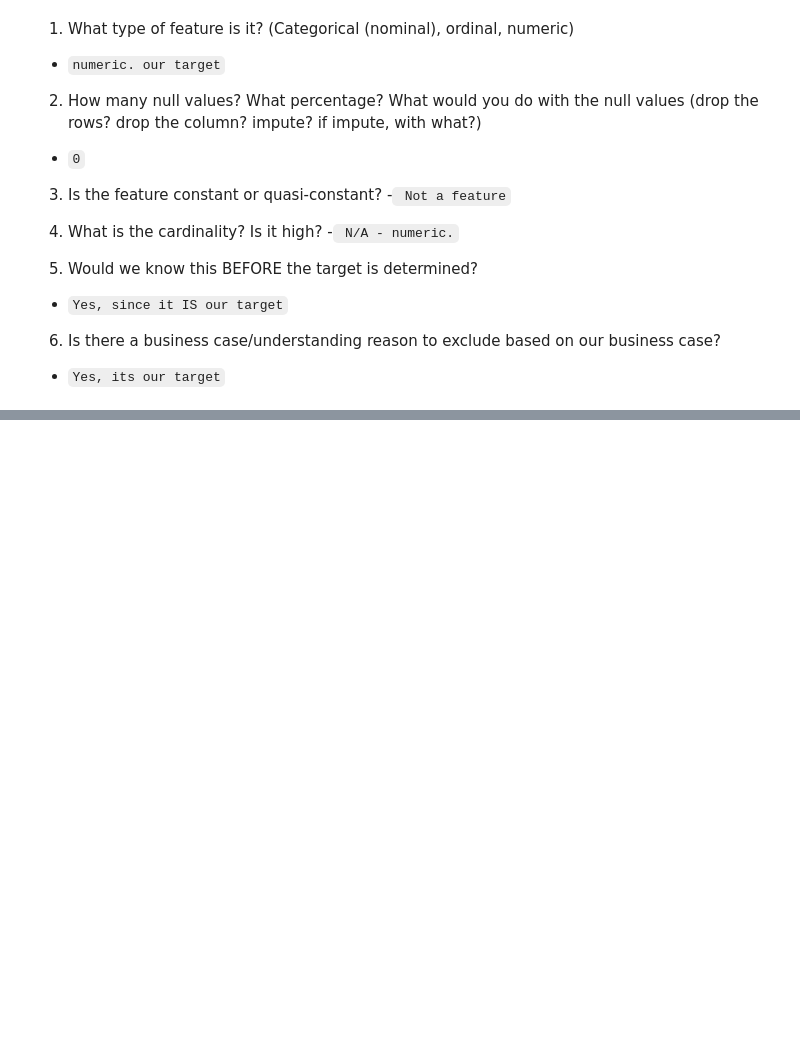
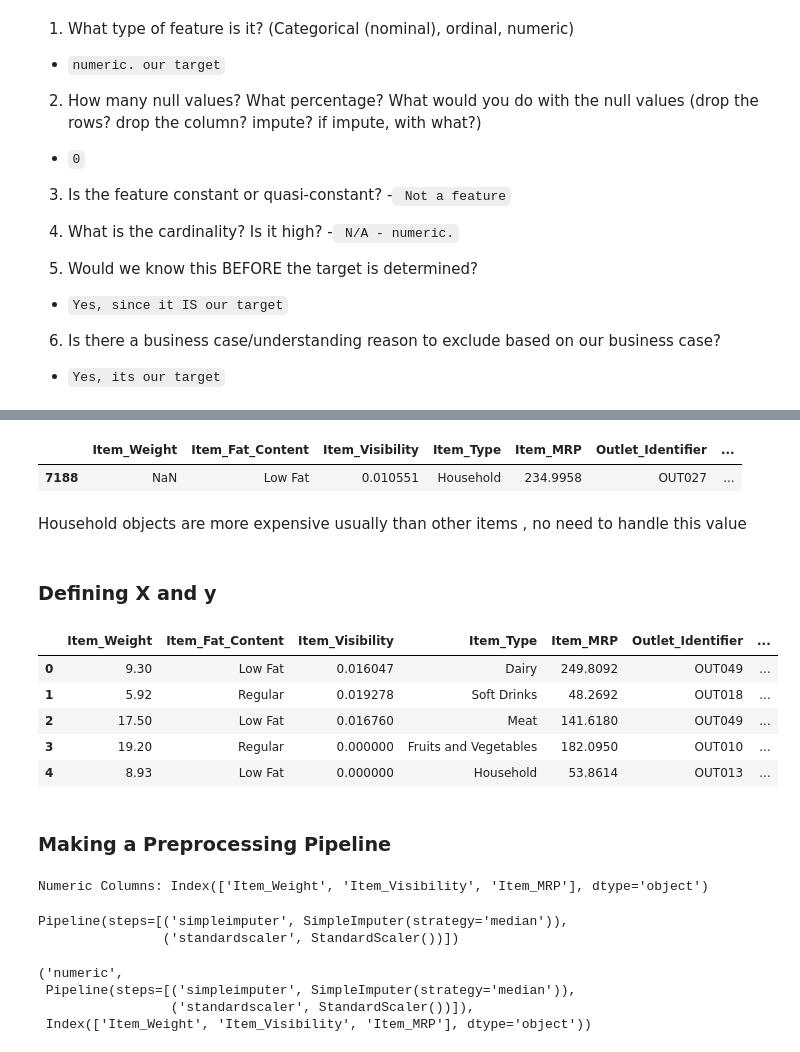
Before and after one commit to lailanajjar/Data-Science-Fundamental, a Jupyter notebook: Prediction_of_product_Sales_.ipynb, the cells around one changed output, grey strips where cells are left out. Saved outputs shown, nothing was run; the diff lists cells and outputs as text; code cells hidden in the pictures; blank space fills up the shorter version.

```diff
--- a/Prediction_of_product_Sales_.ipynb
+++ b/Prediction_of_product_Sales_.ipynb
@@ -1700,0 +1434,3 @@ X_train_processed.head()
+# %%
+df_sales_2 = pd.read_csv('/content/drive/MyDrive/CodingDojo/02-IntroML/Week05/Data/sales_predictions_2023.csv')
+df_sales_2.head()
@@ -1700,0 +1446,4 @@ X_train_processed.head()
+# %%
+# drop Item_Identifier due to its high cardinality
+df_sales_2.drop(columns = 'Item_Identifier' , inplace = True)
+df_sales_2.info()
@@ -1700,0 +1469,4 @@ X_train_processed.head()
+# %%
+# modify Outlet_Establishment_Year column datatype
+df_sales_2['Outlet_Establishment_Year'] = df_sales_2['Outlet_Establishment_Year'].astype(str)
+df_sales_2.info()
@@ -1700,0 +1567,4 @@ X_train_processed.head()
+# %%
+# replace inconsistences in Item_Fat_Content column
+df_sales_2['Item_Fat_Content'] = df_sales_2['Item_Fat_Content'].replace({'LF': 'Low Fat', 'low fat': 'Low Fat', 'reg': 'Regular'})
+df_sales_2['Item_Fat_Content'].value_counts()
@@ -1700,0 +1591,22 @@ X_train_processed.head()
+# %%
+# inspect the row with Item_Outlet_Sales = 13086.964800
+df_sales_2[df_sales_2['Item_Outlet_Sales'] == 13086.964800]
+# %% [output]
+|  | Item_Weight | Item_Fat_Content | Item_Visibility | Item_Type | Item_MRP | Outlet_Identifier | ... |
+| 7188 | NaN | Low Fat | 0.010551 | Household | 234.9958 | OUT027 | ... |
+# %% [markdown]
+Household objects are more expensive usually than other items , no need to handle this value
+# %% [markdown]
+### Defining X and y
+# %%
+## Define X and y
+X = df_sales_2.drop(columns='Item_Outlet_Sales').copy()
+y = df_sales_2['Item_Outlet_Sales'].copy()
+X.head()
+# %% [output]
+|  | Item_Weight | Item_Fat_Content | Item_Visibility | Item_Type | Item_MRP | Outlet_Identifier | ... |
+| 0 | 9.30 | Low Fat | 0.016047 | Dairy | 249.8092 | OUT049 | ... |
+| 1 | 5.92 | Regular | 0.019278 | Soft Drinks | 48.2692 | OUT018 | ... |
+| 2 | 17.50 | Low Fat | 0.016760 | Meat | 141.6180 | OUT049 | ... |
+| 3 | 19.20 | Regular | 0.000000 | Fruits and Vegetables | 182.0950 | OUT010 | ... |
+| 4 | 8.93 | Low Fat | 0.000000 | Household | 53.8614 | OUT013 | ... |
@@ -1700,0 +1616,26 @@ X_train_processed.head()
+# %% [markdown]
+### Making a Preprocessing Pipeline
+# %%
+# PREPROCESSING PIPELINE FOR NUMERIC DATA
+# Save list of column names
+num_cols = X_train.select_dtypes("number").columns
+print("Numeric Columns:", num_cols)
+# instantiate preprocessors
+impute_median = SimpleImputer(strategy='median')
+scaler = StandardScaler()
+# Make a numeric preprocessing pipeline
+num_pipe = make_pipeline(impute_median, scaler)
+num_pipe
+# %% [output]
+Numeric Columns: Index(['Item_Weight', 'Item_Visibility', 'Item_MRP'], dtype='object')
+Pipeline(steps=[('simpleimputer', SimpleImputer(strategy='median')),
+                ('standardscaler', StandardScaler())])
+# %%
+# Making a numeric tuple for ColumnTransformer
+num_tuple = ('numeric', num_pipe, num_cols)
+num_tuple
+# %% [output]
+('numeric',
+ Pipeline(steps=[('simpleimputer', SimpleImputer(strategy='median')),
+                 ('standardscaler', StandardScaler())]),
+ Index(['Item_Weight', 'Item_Visibility', 'Item_MRP'], dtype='object'))
```
Also changed, not shown: parts of 96 cells of this notebook.
